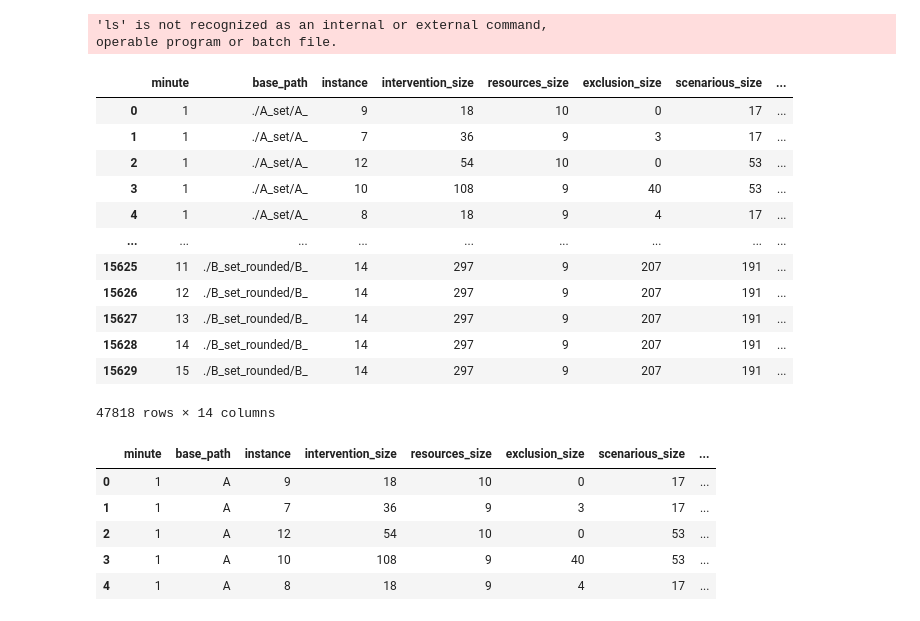
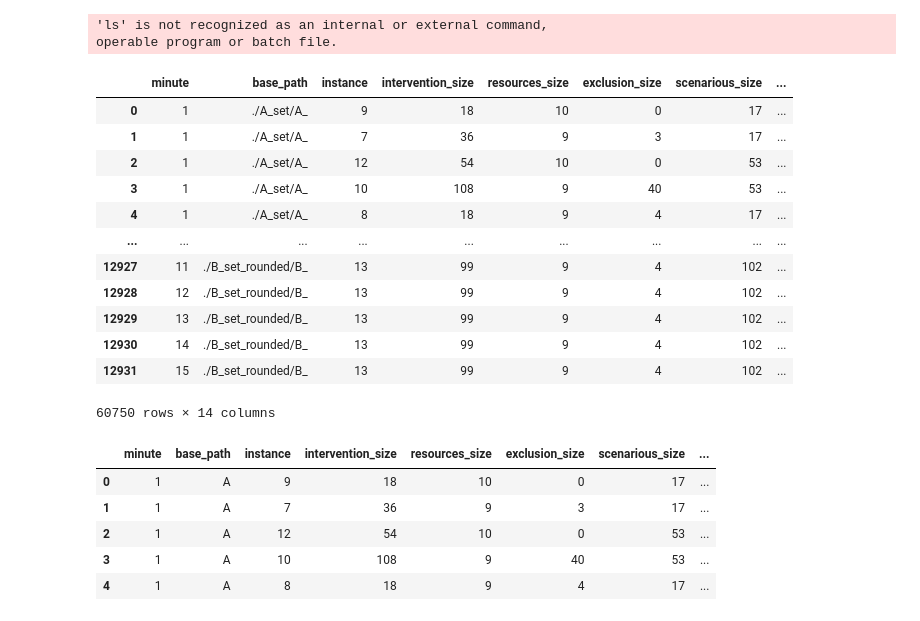
Before and after one commit to RedMoon32/Roadef2020Challenge, a Jupyter notebook: results_analysis.ipynb, the cells around one changed output. Cells and saved outputs as stored; diff of their text form; code cells hidden in the pictures.

```diff
--- a/results_analysis.ipynb
+++ b/results_analysis.ipynb
@@ -13,27 +13,30 @@ SIMULATED_ANN = "./results/simulated_annealing2.csv"
 # %%
 res = pd.read_csv(GENETIC_REULSTS)
 res["solver"] = "genetic"
 
 res2 = pd.read_csv(HILL_CLIMBING)
 res2["solver"] = "hill_climbing"
 res = res.append(res2)
 
 res3 = pd.read_csv(SIMULATED_ANN)
 res3["solver"] = "sa"
 
+res4 = pd.read_csv("./res.csv")
+res4["solver"] = "-"
 res = res.append(res3)
+res = res.append(res4)
 res
 # %% [output]
 |  | minute | base_path | instance | intervention_size | resources_size | exclusion_size | scenarious_size | ... |
 | 0 | 1 | ./A_set/A_ | 9 | 18 | 10 | 0 | 17 | ... |
 | 1 | 1 | ./A_set/A_ | 7 | 36 | 9 | 3 | 17 | ... |
 | 2 | 1 | ./A_set/A_ | 12 | 54 | 10 | 0 | 53 | ... |
 | 3 | 1 | ./A_set/A_ | 10 | 108 | 9 | 40 | 53 | ... |
 | 4 | 1 | ./A_set/A_ | 8 | 18 | 9 | 4 | 17 | ... |
 | ... | ... | ... | ... | ... | ... | ... | ... | ... |
-| 15625 | 11 | ./B_set_rounded/B_ | 14 | 297 | 9 | 207 | 191 | ... |
-| 15626 | 12 | ./B_set_rounded/B_ | 14 | 297 | 9 | 207 | 191 | ... |
-| 15627 | 13 | ./B_set_rounded/B_ | 14 | 297 | 9 | 207 | 191 | ... |
-| 15628 | 14 | ./B_set_rounded/B_ | 14 | 297 | 9 | 207 | 191 | ... |
-| 15629 | 15 | ./B_set_rounded/B_ | 14 | 297 | 9 | 207 | 191 | ... |
+| 12927 | 11 | ./B_set_rounded/B_ | 13 | 99 | 9 | 4 | 102 | ... |
+| 12928 | 12 | ./B_set_rounded/B_ | 13 | 99 | 9 | 4 | 102 | ... |
+| 12929 | 13 | ./B_set_rounded/B_ | 13 | 99 | 9 | 4 | 102 | ... |
+| 12930 | 14 | ./B_set_rounded/B_ | 13 | 99 | 9 | 4 | 102 | ... |
+| 12931 | 15 | ./B_set_rounded/B_ | 13 | 99 | 9 | 4 | 102 | ... |
-47818 rows × 14 columns
+60750 rows × 14 columns
```
Also changed, not shown: parts of 34 cells of this notebook.
